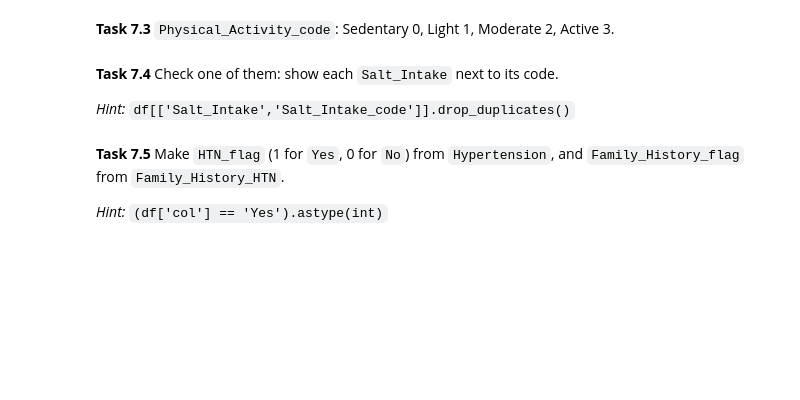
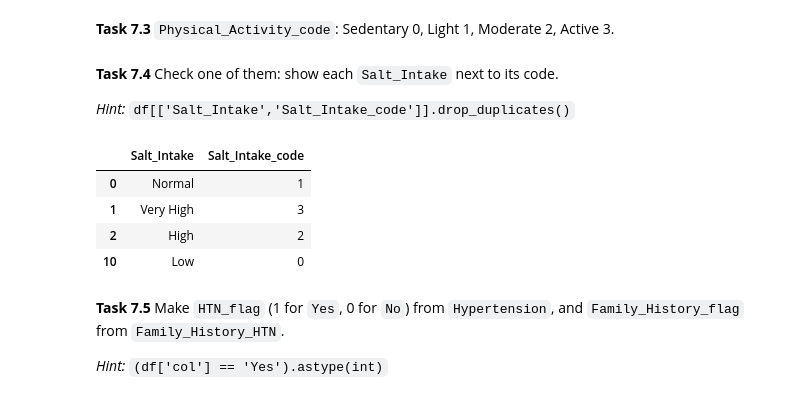
Before and after one commit to alexzotov1234/Week_5, a Jupyter notebook: Week5_Workshop_Pandas_Student.ipynb, the cells around one changed output. Saved outputs shown, nothing was run; the diff lists cells and outputs as text; code cells hidden in the pictures; blank space fills up the shorter version.

```diff
--- a/Week5_Workshop_Pandas_Student.ipynb
+++ b/Week5_Workshop_Pandas_Student.ipynb
@@ -702,14 +708,26 @@ df['Stress_Level_code'] = df['Salt_Intake'].map({
 })
 # %% [markdown]
 **Task 7.3** `Physical_Activity_code`: Sedentary 0, Light 1, Moderate 2, Active 3.
-# %%
-df['Physical_Activity_code'] = ...
+# %%
+df['Physical_Activity_code'] = df['Physical_Activity'].map({
+    'Low' : 0,
+    'Moderate'  : 1,
+    'High' : 2,
+    'Very High': 3
+})
 # %% [markdown]
 **Task 7.4** Check one of them: show each `Salt_Intake` next to its code.
 
 *Hint:* `df[['Salt_Intake','Salt_Intake_code']].drop_duplicates()`
 # %%
 # your code here
+df[['Salt_Intake','Salt_Intake_code']].drop_duplicates()
+# %% [output]
+|  | Salt_Intake | Salt_Intake_code |
+| 0 | Normal | 1 |
+| 1 | Very High | 3 |
+| 2 | High | 2 |
+| 10 | Low | 0 |
 # %% [markdown]
 **Task 7.5** Make `HTN_flag` (1 for `Yes`, 0 for `No`) from `Hypertension`, and `Family_History_flag` from `Family_History_HTN`.
 
```
Also changed, not shown: parts of 6 cells of this notebook.
